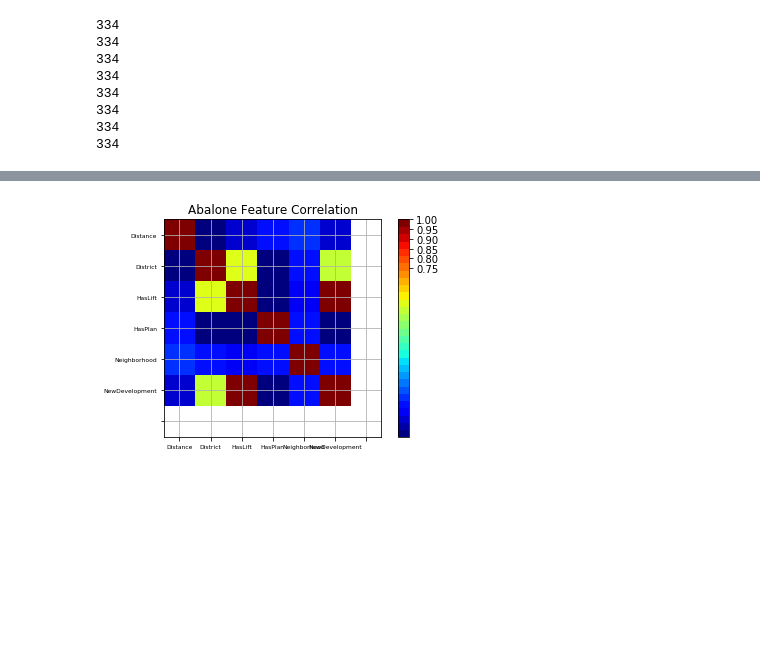
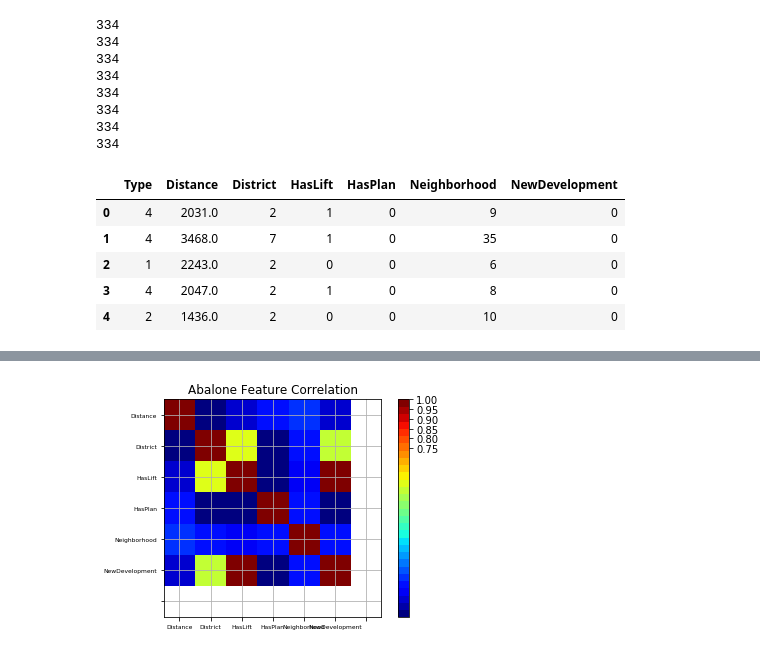
Before and after one commit to ADS2018UB/iDEALParking, a Jupyter notebook: ideal_parking/Analytics_data/ETL.ipynb, the cells around one changed output, grey strips where cells are left out. Drawn from its saved outputs; the diff is of its cells as text; code cells hidden in the pictures; blank space fills up the shorter version.

```diff
--- a/ideal_parking/Analytics_data/ETL.ipynb
+++ b/ideal_parking/Analytics_data/ETL.ipynb
@@ -389,0 +391,9 @@ data = data.drop("price",1)
+# %%
+data.head()
+# %% [output]
+|  | Type | Distance | District | HasLift | HasPlan | Neighborhood | NewDevelopment |
+| 0 | 4 | 2031.0 | 2 | 1 | 0 | 9 | 0 |
+| 1 | 4 | 3468.0 | 7 | 1 | 0 | 35 | 0 |
+| 2 | 1 | 2243.0 | 2 | 0 | 0 | 6 | 0 |
+| 3 | 4 | 2047.0 | 2 | 1 | 0 | 8 | 0 |
+| 4 | 2 | 1436.0 | 2 | 0 | 0 | 10 | 0 |
```
Also changed, not shown: parts of 2 cells of this notebook.
